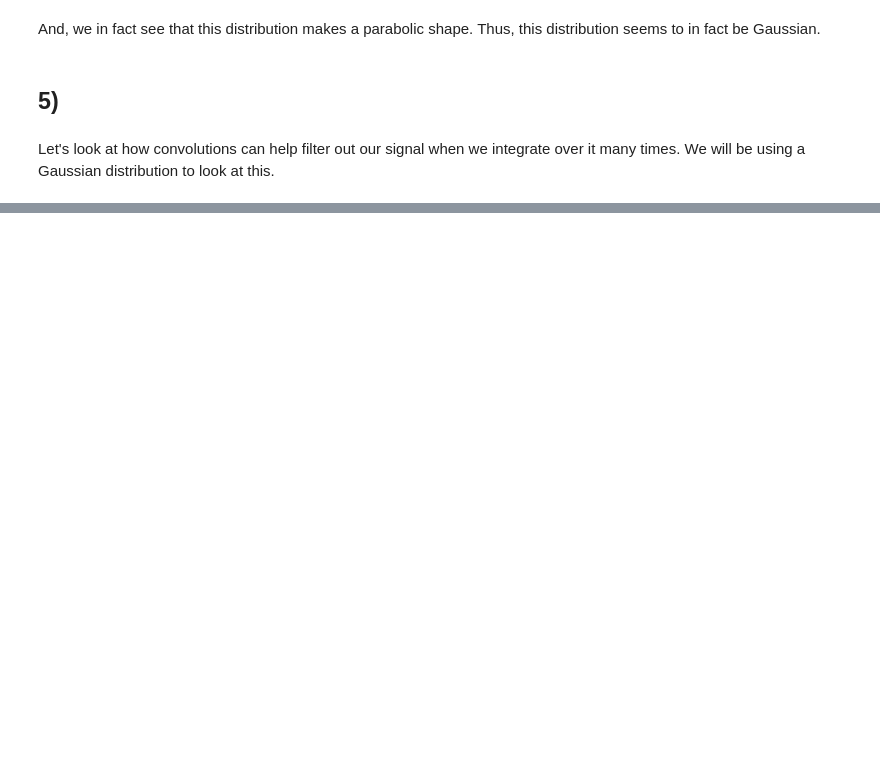
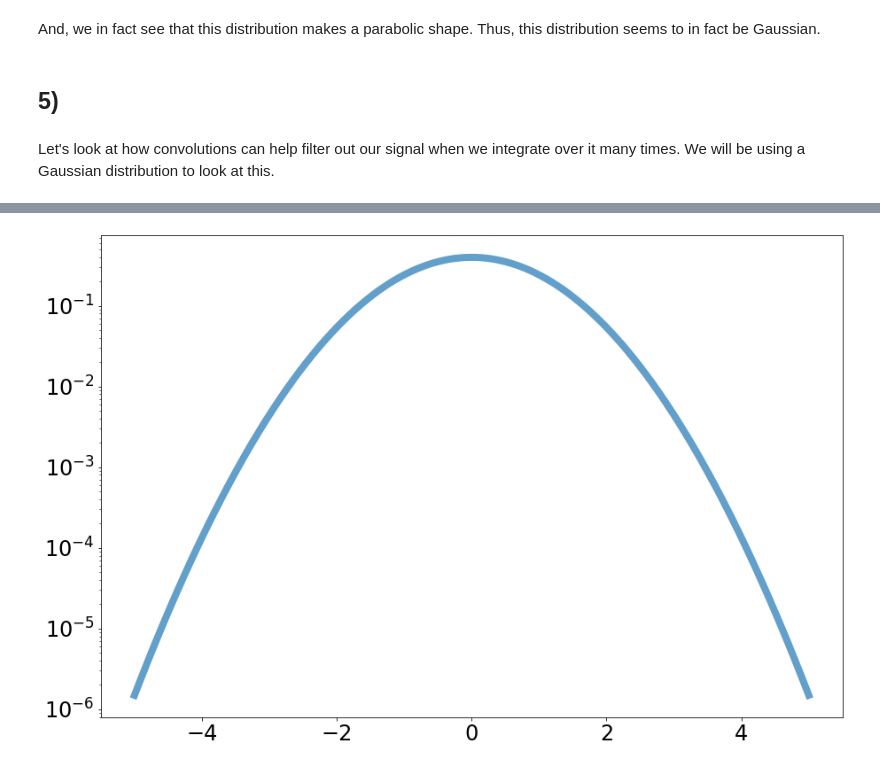
Before and after one commit to SOLHAUG13/Phys434_Autumn2021, a Jupyter notebook: HW/HW2.ipynb, the cells around one changed output, grey strips where cells are left out. Cells and saved outputs as stored; diff of their text form; code cells hidden in the pictures; blank space fills up the shorter version.

```diff
--- a/HW/HW2.ipynb
+++ b/HW/HW2.ipynb
@@ -188,0 +203,8 @@ plt.show()
+# %%
+fig, ax = plt.subplots(1, 1)
+plt.tick_params(labelsize = 24)
+ax.plot(x,f,linewidth = 8,alpha = 0.7)
+ax.set_yscale('log')
+plt.show()
+# %% [output]
+[figure, added]
```
Also changed, not shown: parts of 23 cells of this notebook, 1 other file.
